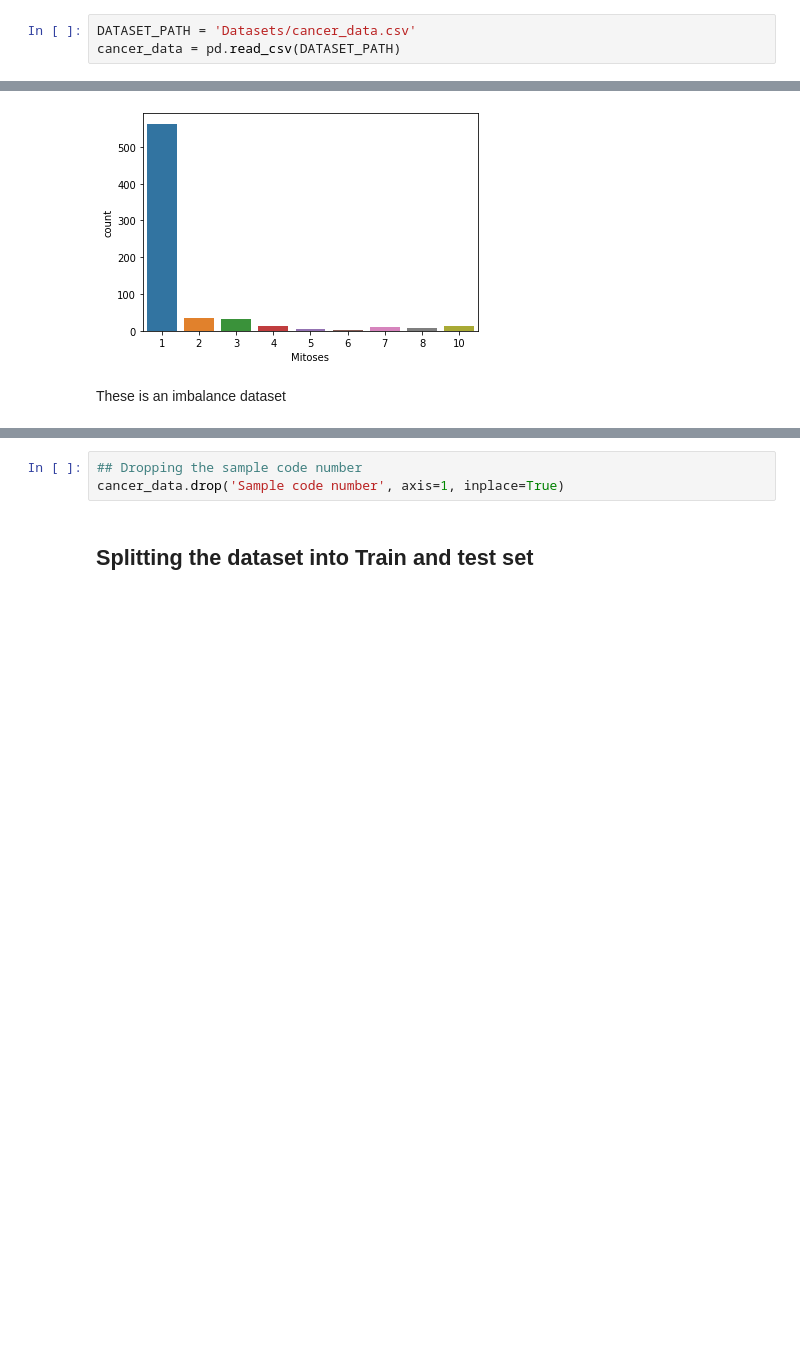
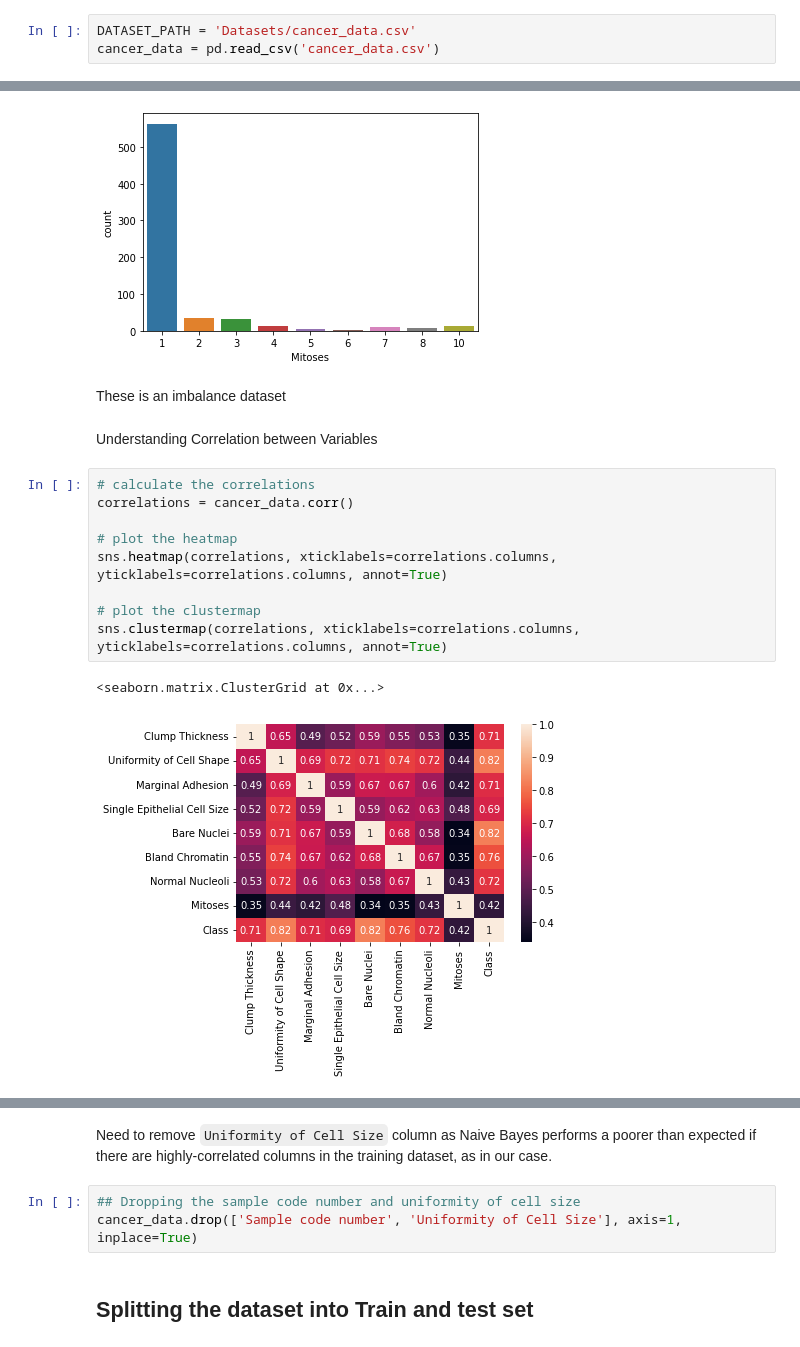
Before and after one commit to DSCKGEC/learn-machine-learn, a Jupyter notebook: Classification/Cancer_prediction.ipynb, the cells around one changed output, grey strips where cells are left out. Drawn from its saved outputs; the diff is of its cells as text; blank space fills up the shorter version.

Commit message:
improved naive bayes model

```diff
--- a/Classification/Cancer_prediction.ipynb
+++ b/Classification/Cancer_prediction.ipynb
@@ -29,6 +26,6 @@ operable program or batch file.
 # %%
 DATASET_PATH = 'Datasets/cancer_data.csv'
-cancer_data = pd.read_csv(DATASET_PATH)
+cancer_data = pd.read_csv('cancer_data.csv')
 # %% [markdown]
 ## Exploratory Data Analysis
 # %%
@@ -134,3 +131,17 @@ count_of_categories("Mitoses")
 [figure]
 # %% [markdown]
 These is an imbalance dataset
+# %% [markdown]
+Understanding Correlation between Variables
+# %%
+# calculate the correlations
+correlations = cancer_data.corr()
+
+# plot the heatmap
+sns.heatmap(correlations, xticklabels=correlations.columns, yticklabels=correlations.columns, annot=True)
+
+# plot the clustermap
+sns.clustermap(correlations, xticklabels=correlations.columns, yticklabels=correlations.columns, annot=True)
+# %% [output]
+<seaborn.matrix.ClusterGrid at 0x...>
+[figure, added]
@@ -137,6 +149,8 @@ These is an imbalance dataset
+# %% [markdown]
+Need to remove `Uniformity of Cell Size` column as Naive Bayes performs a poorer than expected if there are highly-correlated columns in the training dataset, as in our case.
 # %%
-## Dropping the sample code number
-cancer_data.drop('Sample code number', axis=1, inplace=True)
+## Dropping the sample code number and uniformity of cell size
+cancer_data.drop(['Sample code number', 'Uniformity of Cell Size'], axis=1, inplace=True)
 # %% [markdown]
 ## Splitting the dataset into Train and test set
 # %%
```
Also changed, not shown: parts of 8 cells of this notebook.
